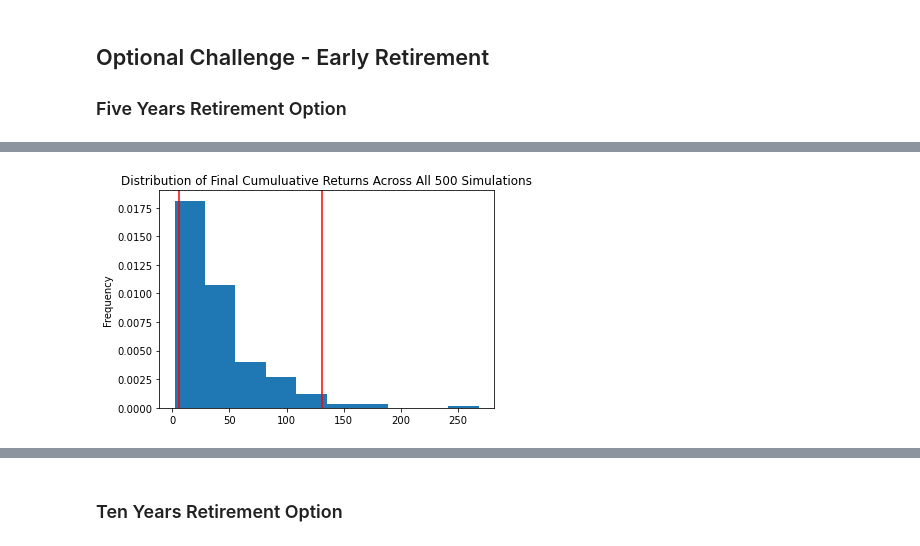
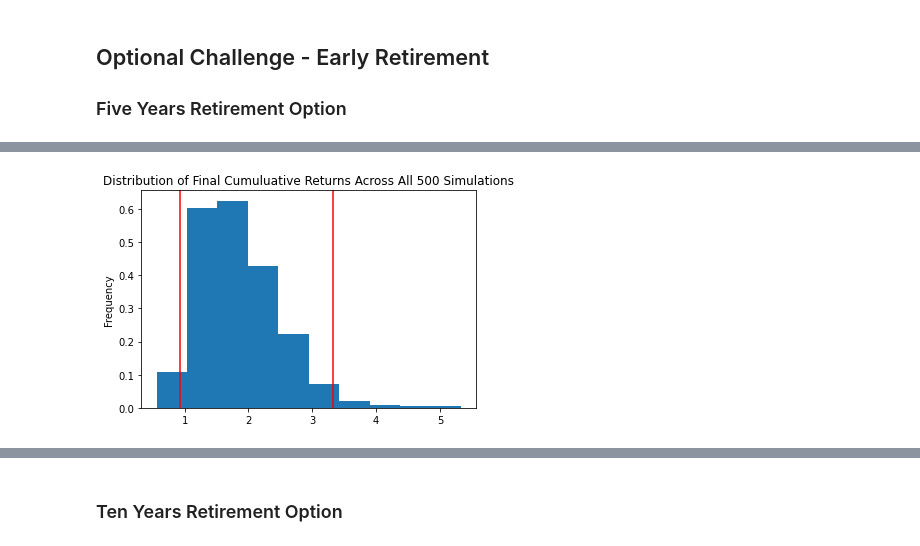
Before and after one commit to pysouzhny/python-homework, a Jupyter notebook: API/financial-planner.ipynb, the cells around one changed output, grey strips where cells are left out. Saved outputs shown, nothing was run; the diff lists cells and outputs as text; code cells hidden in the pictures.

Commit message:
remove MC20year variable error

```diff
--- a/API/financial-planner.ipynb
+++ b/API/financial-planner.ipynb
@@ -454,12 +454,12 @@ MC_results(MC_Fiveyear,isPlotSimulation=True,title='500 Simulations of Cumulativ
 # %%
 # Plot probability distribution and confidence intervals
 # YOUR CODE HERE!
 # five_year_plot_dist=MC_Fiveyear.plot_distribution()
 # five_year_plot_dist.get_figure().savefig('Distribution of Final Cumulative Returns Accross All 500 Simulations', bbox_inches="tight")
 
-MC_results(MC_30year,isPlotDistribution=True,title='Distribution of Final Cumulative Returns Accross All 500 Simulations')
+MC_results(MC_Fiveyear,isPlotDistribution=True,title='Distribution of Final Cumulative Returns Accross All 500 Simulations')
 # %% [output]
-[figure, old version]
+[figure, new version]
 # %%
 # Fetch summary statistics from the Monte Carlo simulation results
 # YOUR CODE HERE!
```
Also changed, not shown: parts of 18 cells of this notebook.
